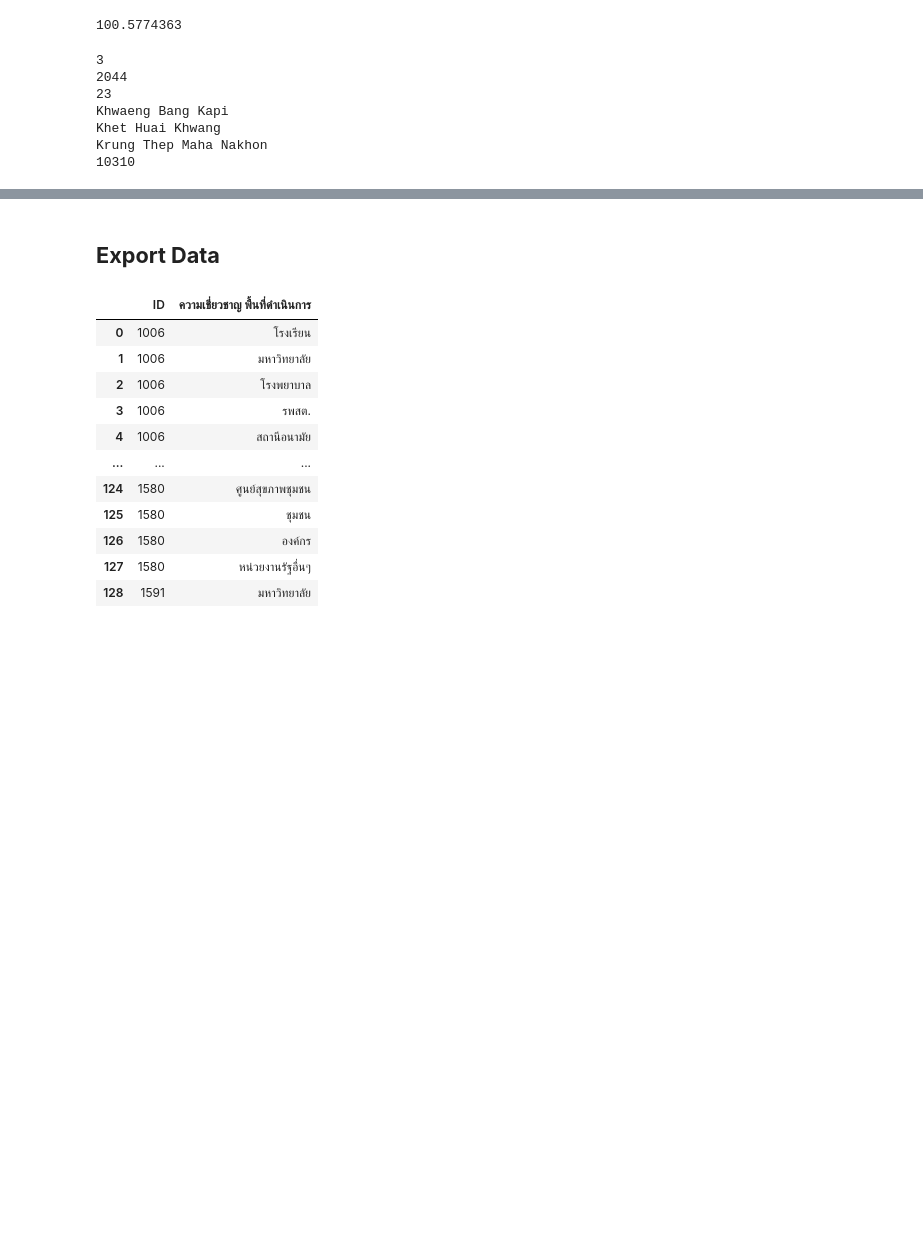
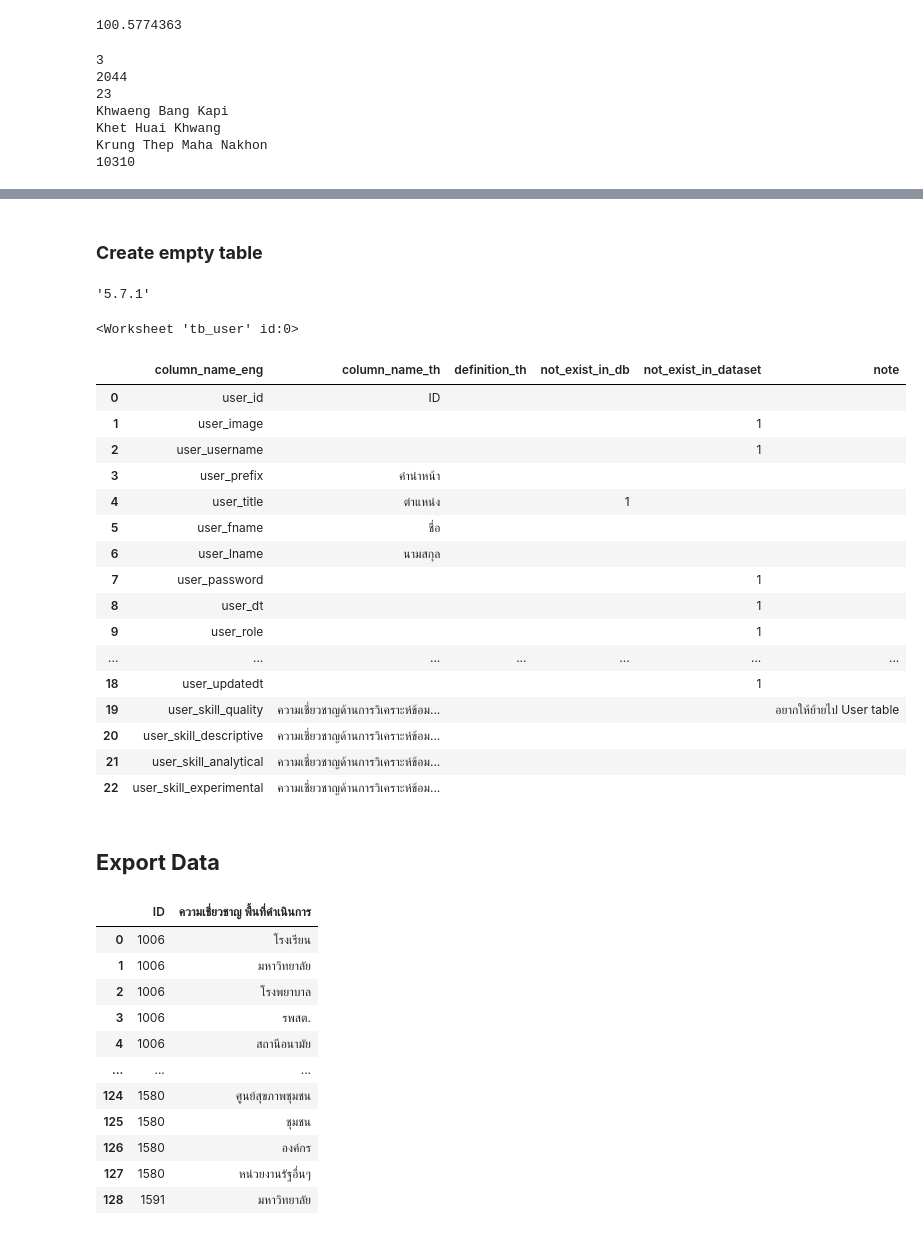
Before and after one commit to thainhf/proj-me-db-data, a Jupyter notebook: Clean_data.ipynb, the cells around one changed output, grey strips where cells are left out. Saved outputs shown, nothing was run; the diff lists cells and outputs as text; code cells hidden in the pictures; blank space fills up the shorter version.

```diff
--- a/Clean_data.ipynb
+++ b/Clean_data.ipynb
@@ -668,0 +673,13 @@ Name: ที่อยู่_clean, Length: 621, dtype: object
+# %% [markdown]
+### **Create empty table**
+# %%
+gs.__version__
+# %% [output]
+'5.7.1'
+# %%
+gc = gs.service_account('/content/drive/MyDrive/ThaiNHF All Work/column/API key/API_KEY.json')
+# %%
+sh = gc.open_by_url('https://docs.google.com/spreadsheets/d/1xB2OBVl8WwclaYsp67b0-FrKauyxHRxGtTNcsfJ3m_k/edit?usp=sharing')
+ws = sh.worksheet('tb_user')
+# %% [output]
+<Worksheet 'tb_user' id:0>
@@ -668,0 +694,21 @@ Name: ที่อยู่_clean, Length: 621, dtype: object
+# %%
+tb_col = pd.DataFrame(ws.get_all_records())
+tb_col
+# %% [output]
+|  | column_name_eng | column_name_th | definition_th | not_exist_in_db | not_exist_in_dataset | note |
+| 0 | user_id | ID |  |  |  |  |
+| 1 | user_image |  |  |  | 1 |  |
+| 2 | user_username |  |  |  | 1 |  |
+| 3 | user_prefix | คำนำหน้า |  |  |  |  |
+| 4 | user_title | ตำแหน่ง |  | 1 |  |  |
+| 5 | user_fname | ชื่อ |  |  |  |  |
+| 6 | user_lname | นามสกุล |  |  |  |  |
+| 7 | user_password |  |  |  | 1 |  |
+| 8 | user_dt |  |  |  | 1 |  |
+| 9 | user_role |  |  |  | 1 |  |
+| ... | ... | ... | ... | ... | ... | ... |
+| 18 | user_updatedt |  |  |  | 1 |  |
+| 19 | user_skill_quality | ความเชี่ยวชาญด้านการวิเคราะห์ข้อม... |  |  |  | อยากให้ย้ายไป User table |
+| 20 | user_skill_descriptive | ความเชี่ยวชาญด้านการวิเคราะห์ข้อม... |  |  |  |  |
+| 21 | user_skill_analytical | ความเชี่ยวชาญด้านการวิเคราะห์ข้อม... |  |  |  |  |
+| 22 | user_skill_experimental | ความเชี่ยวชาญด้านการวิเคราะห์ข้อม... |  |  |  |  |
```
Also changed, not shown: parts of 11 cells of this notebook.
